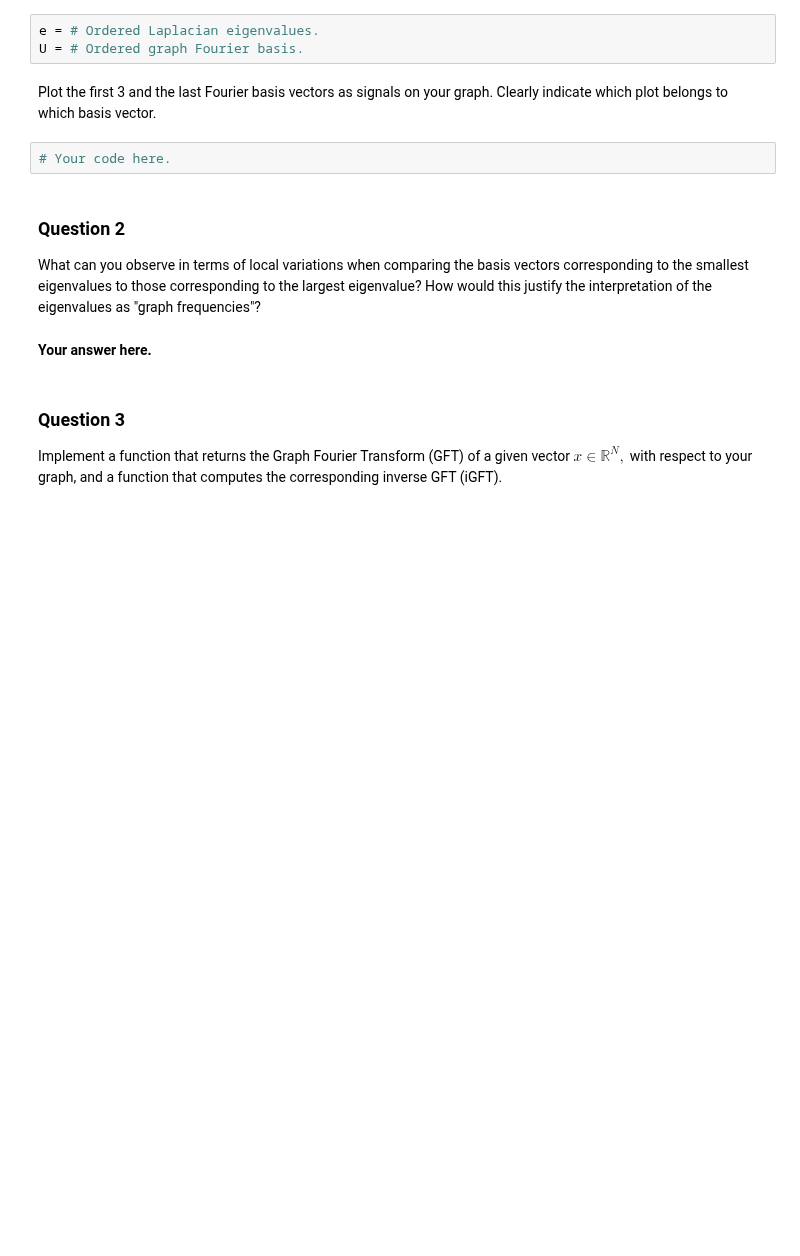
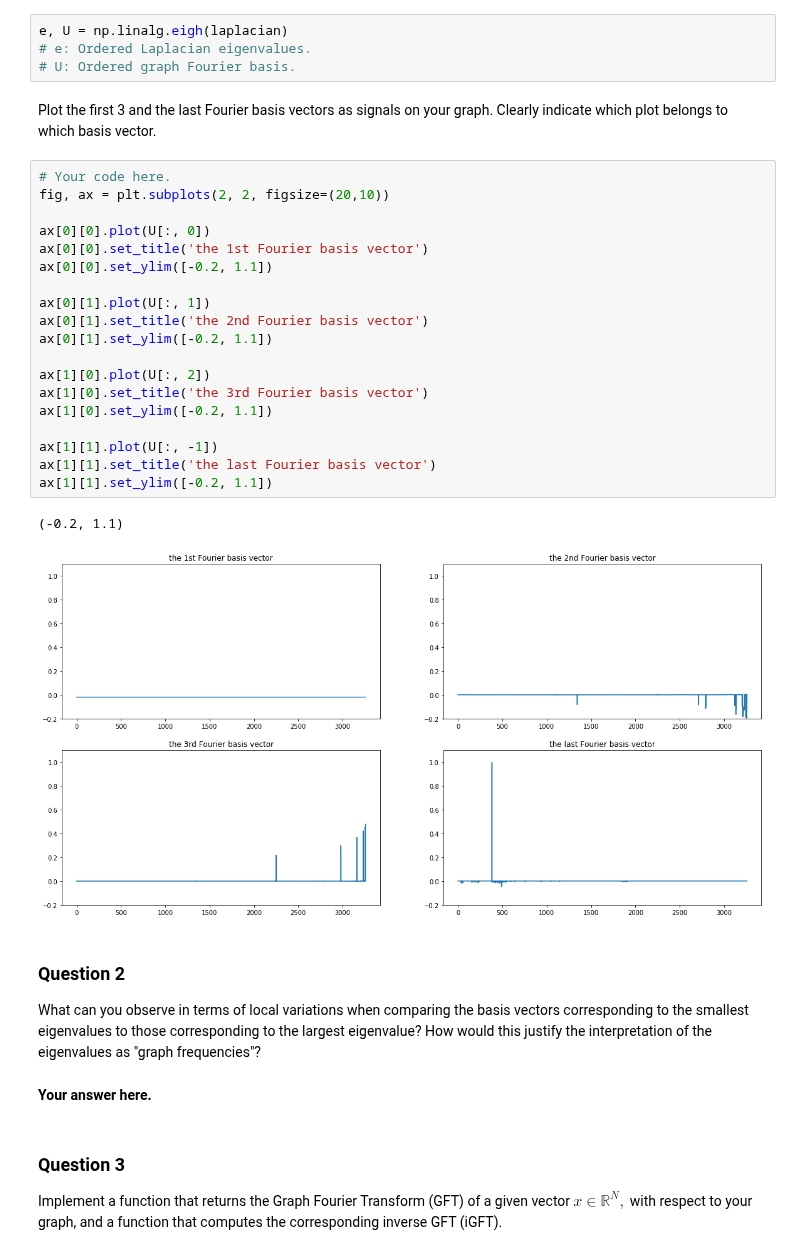
Before and after one commit to ownzonefeng/ntds_groupwork, a Jupyter notebook: Milestone4/4_graph_signal_processing.ipynb, the cells around one changed output. Drawn from its saved outputs; the diff is of its cells as text; blank space fills up the shorter version.

Commit message:
add code about Graph Fourier Transform

```diff
--- a/Milestone4/4_graph_signal_processing.ipynb
+++ b/Milestone4/4_graph_signal_processing.ipynb
@@ -97,12 +97,33 @@ In this section we will observe how your feature/label vector looks like in the
 
 Compute the Fourier basis vectors and the Laplacian eigenvalues. Make sure to order those from smaller to larger, $\lambda_0 \leq \lambda_1 \leq \dots \leq \lambda_{N-1},$ and use the same ordering for the Fourier basis vectors.
 # %%
-e = # Ordered Laplacian eigenvalues.
-U = # Ordered graph Fourier basis.
+e, U = np.linalg.eigh(laplacian)
+# e: Ordered Laplacian eigenvalues.
+# U: Ordered graph Fourier basis.
 # %% [markdown]
 Plot the first 3 and the last Fourier basis vectors as signals on your graph. Clearly indicate which plot belongs to which basis vector.
-# %%
-# Your code here.
+# %%
+# Your code here.
+fig, ax = plt.subplots(2, 2, figsize=(20,10))
+
+ax[0][0].plot(U[:, 0])
+ax[0][0].set_title('the 1st Fourier basis vector')
+ax[0][0].set_ylim([-0.2, 1.1])
+
+ax[0][1].plot(U[:, 1])
+ax[0][1].set_title('the 2nd Fourier basis vector')
+ax[0][1].set_ylim([-0.2, 1.1])
+
+ax[1][0].plot(U[:, 2])
+ax[1][0].set_title('the 3rd Fourier basis vector')
+ax[1][0].set_ylim([-0.2, 1.1])
+
+ax[1][1].plot(U[:, -1])
+ax[1][1].set_title('the last Fourier basis vector')
+ax[1][1].set_ylim([-0.2, 1.1])
+# %% [output]
+(-0.2, 1.1)
+[figure, added]
 # %% [markdown]
 ### Question 2
 
```
Also changed, not shown: parts of 1 cell of this notebook.
